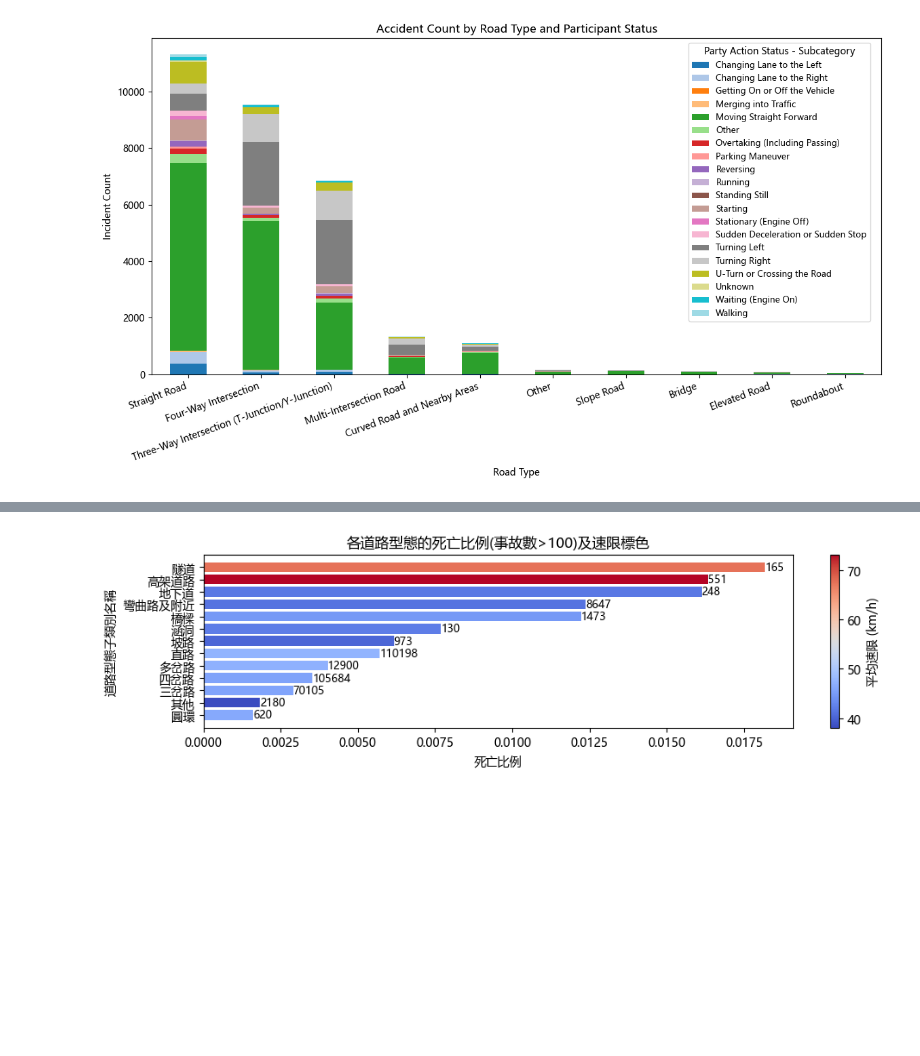
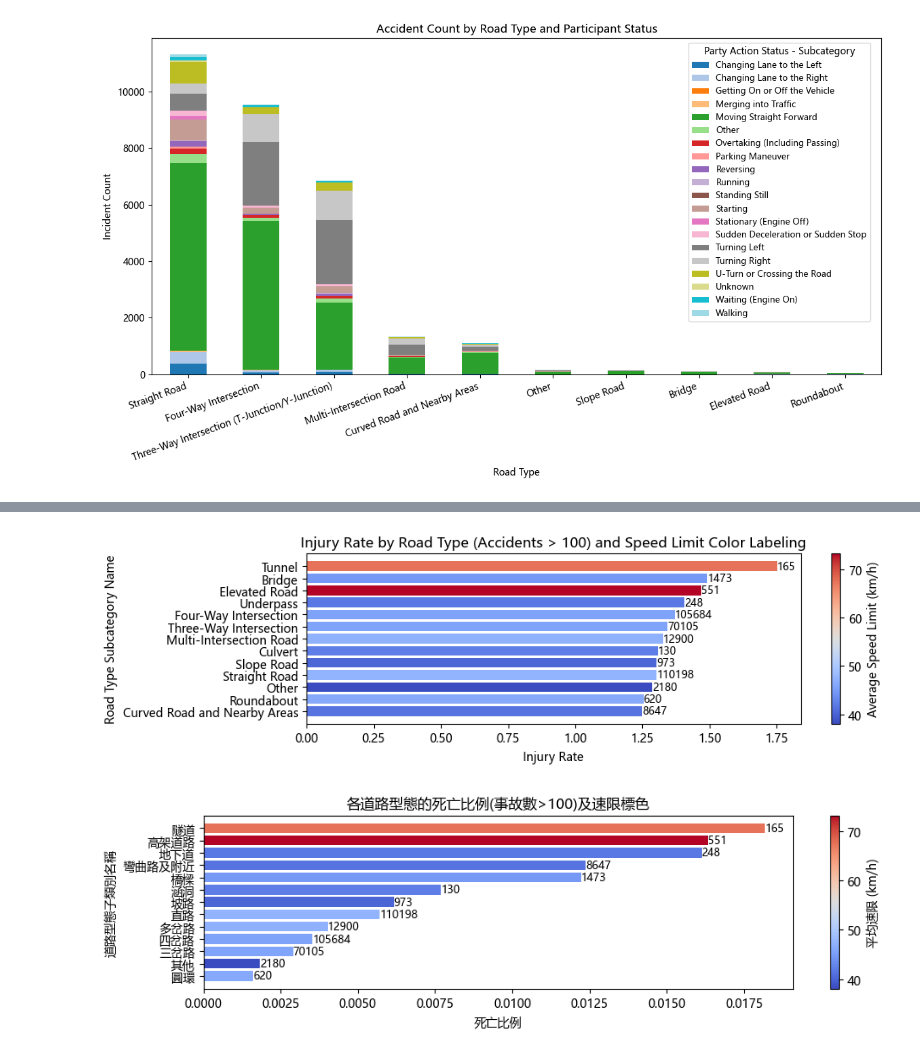
Before and after one commit to kennywang112/TrafficTDApython, a Jupyter notebook: Analysis/Describe.ipynb, the cells around one changed output, grey strips where cells are left out. Drawn from its saved outputs; the diff is of its cells as text; code cells hidden in the pictures; blank space fills up the shorter version.

```diff
--- a/Analysis/Describe.ipynb
+++ b/Analysis/Describe.ipynb
@@ -240,3 +240,39 @@ plt.show()
+# %%
+summary = (
+    rbind_data
+    .groupby("Road Category - Subcategory")
+    .agg(
+        總事故數=("受傷", "count"),
+        受傷事故數=("受傷", "sum"),
+        平均速限=("Speed Limit - First Party", "mean")
+    )
+    .assign(受傷比例=lambda x: x["受傷事故數"] / x["總事故數"])
+    .reset_index()
+)
+
+summary = summary[summary["總事故數"] > 100].sort_values(by="受傷比例", ascending=True)
+
+norm = plt.Normalize(summary["平均速限"].min(), summary["平均速限"].max())
+colors = plt.cm.coolwarm(norm(summary["平均速限"]))
+
+plt.figure(figsize=(10, 3))
+bars = plt.barh(summary["Road Category - Subcategory"], summary["受傷比例"], color=colors)
+
+for bar, total in zip(bars, summary["總事故數"]):
+    plt.text(bar.get_width(), bar.get_y() + bar.get_height() / 2,
+             f"{total}", va="center", fontsize=9)
+
+sm = plt.cm.ScalarMappable(cmap="coolwarm", norm=norm)
+cbar = plt.colorbar(sm)
+cbar.set_label("Average Speed Limit (km/h)")
+
+plt.title("Injury Rate by Road Type (Accidents > 100) and Speed Limit Color Labeling")
+plt.xlabel("Injury Rate")
+plt.ylabel("Road Type Subcategory Name")
+plt.tight_layout()
+plt.show()
+# %% [output]
+[figure, added]
 # %%
 summary = (
     rbind_data
```
Also changed, not shown: parts of 3 cells of this notebook, 7 other files.
